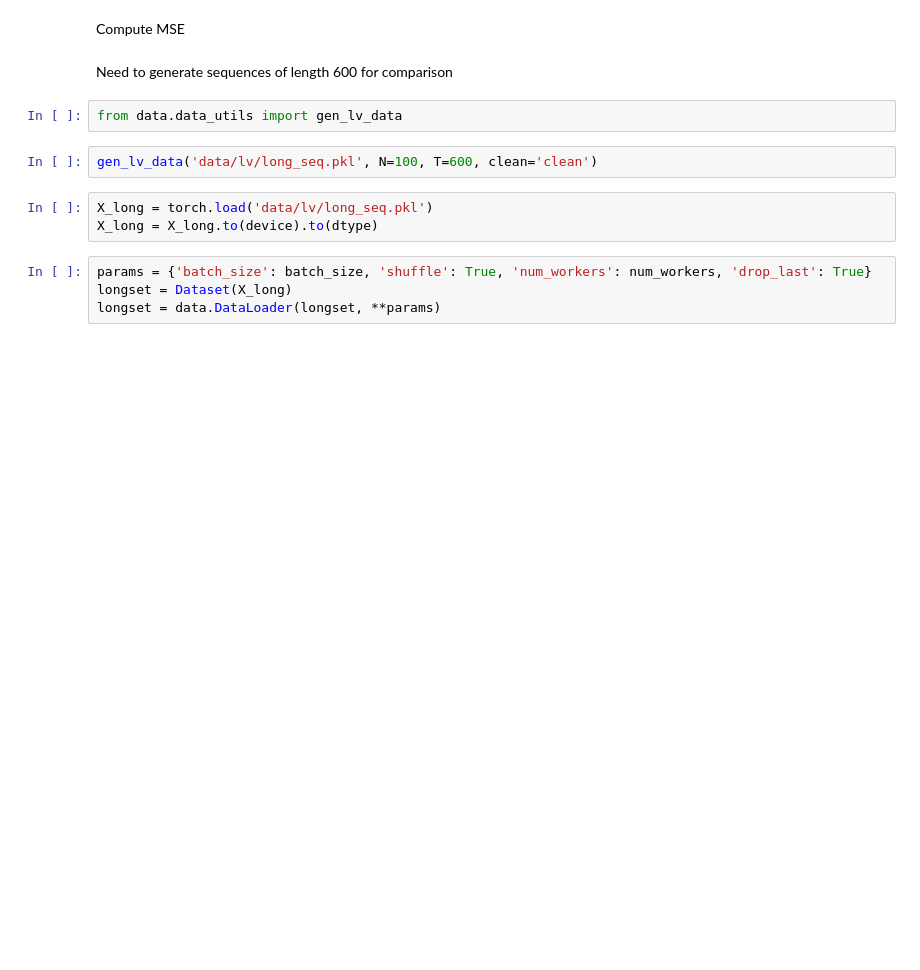
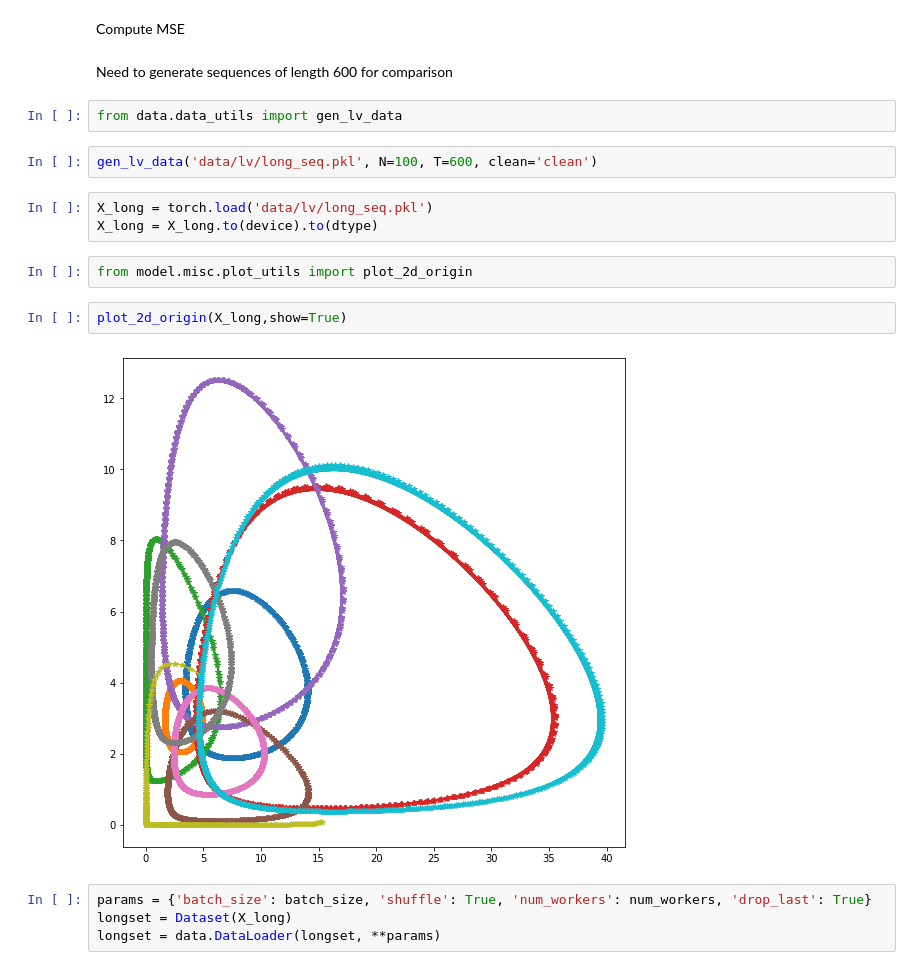
Before and after one commit to IlzeAmandaA/MoNODE, a Jupyter notebook: test_lv.ipynb, the cells around one changed output. Drawn from its saved outputs; the diff is of its cells as text; blank space fills up the shorter version.

```diff
--- a/test_lv.ipynb
+++ b/test_lv.ipynb
@@ -380,6 +384,12 @@ gen_lv_data('data/lv/long_seq.pkl', N=100, T=600, clean='clean')
 # %%
 X_long = torch.load('data/lv/long_seq.pkl')
 X_long = X_long.to(device).to(dtype)
+# %%
+from model.misc.plot_utils import plot_2d_origin
+# %%
+plot_2d_origin(X_long,show=True)
+# %% [output]
+[figure, added]
 # %%
 params = {'batch_size': batch_size, 'shuffle': True, 'num_workers': num_workers, 'drop_last': True}
 longset = Dataset(X_long)
```
Also changed, not shown: parts of 12 cells of this notebook, 1 other file.
